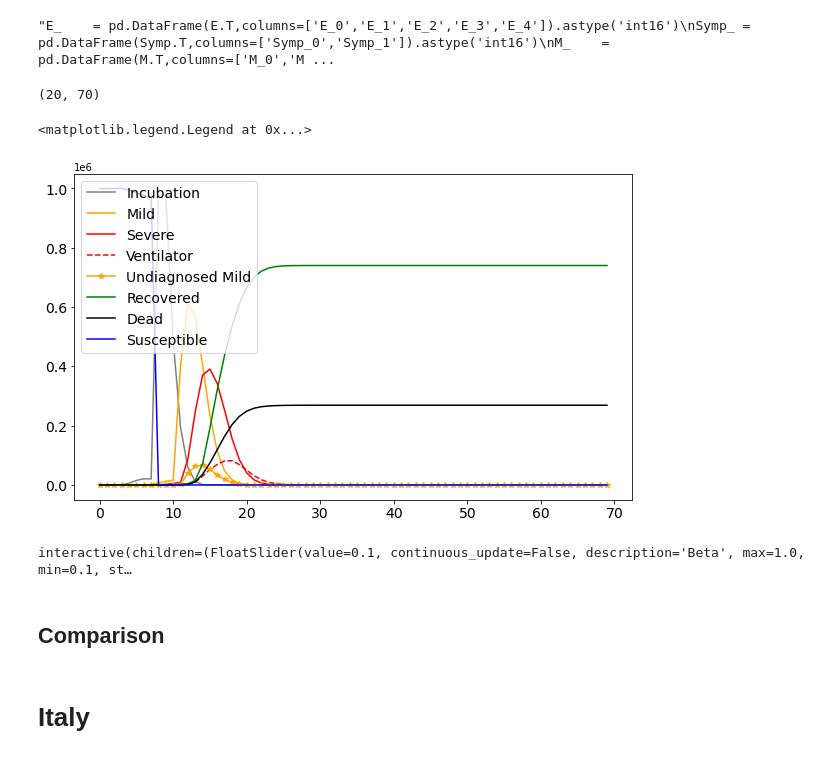
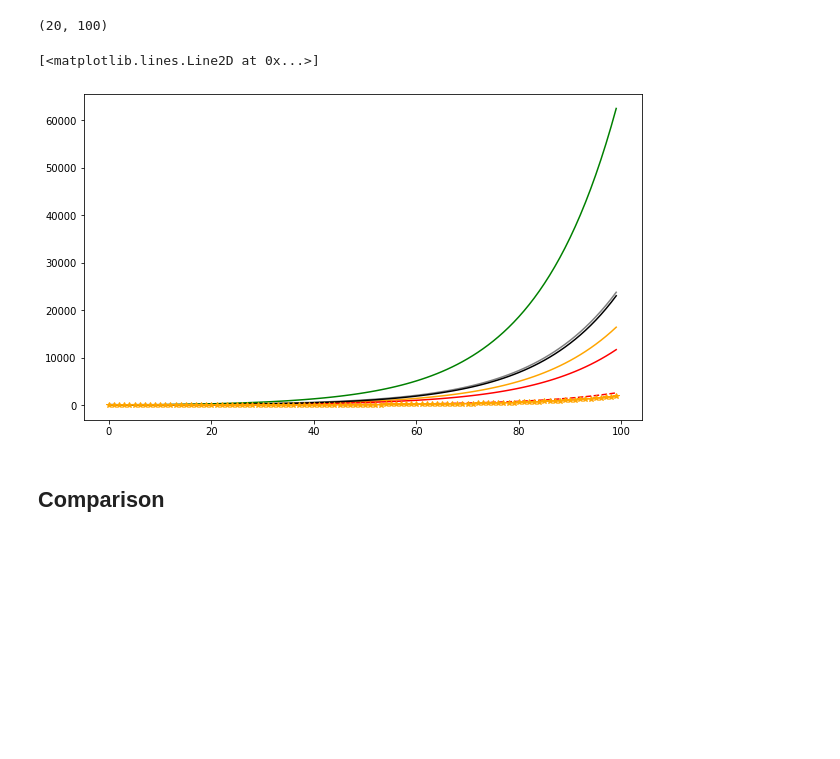
Before and after one commit to akhavan12/discrete_covid_model, a Jupyter notebook: Discrete_ver_09.ipynb, the cells around one changed output. Cells and saved outputs as stored; diff of their text form; code cells hidden in the pictures; blank space fills up the shorter version.

```diff
--- a/Discrete_ver_09.ipynb
+++ b/Discrete_ver_09.ipynb
@@ -45,12 +46,7 @@ def get_actual_ts(key='confirmed',country='Italy',rolling=4):
 # %%
 ## Precision for the calculations
 prc = 2
-lenght_t = 70
-Beta = .0015
 T = []
-initial_population = 1000000
-
-
 def set_probs_Other_Exposed(Probs):
   ### Other_Exp,Other_Symp
   Probs["Other_Exposed"] = [
@@ -187,7 +183,7 @@ add_Severe = []
 add_ventilator = []
 
 
-def calculate():
+def calculate(initial_population = 1000,initial_exposed=100,lenght_t = 50,Beta=.1):
   global P
   global EXP_Other
 
@@ -205,8 +201,10 @@ def calculate():
   global add_E
   global add_Severe
   global add_ventilator
+  global Track_M
 
 
+  Track_M = []
 
   P={}
   set_probs_Severe(P)
@@ -239,7 +237,7 @@ def calculate():
 ############################################################
 ############################################################
   print(E.shape)
-  E[0,0] = 10
+  E[0,0] = initial_exposed
   M[0,0] = 0
 ############################################################
 ############################################################
@@ -267,6 +265,8 @@ def calculate():
     ### from Symptomatic to mild --> where testing also happens
     M[1,t+1] = np.round(Symp[0,t] * P["Symp"][0][1],prc)                 ### From state 0 to Mild state 0
     M[1,t+1] = np.round(M[1,t+1] +  Symp[1,t] * P["Symp"][1][1],prc)     ### From state 1 to Mild state 0
+
+    Track_M.append(M[:,t])
 
     MU[0,t+1] = np.round(Symp[0,t] * P["Symp"][0][2],prc)                 ### From state 0 to Mild state 0
     MU[0,t+1] = np.round(MU[0,t+1] +  Symp[1,t] * P["Symp"][1][2],prc)     ### From state 1 to Mild state 0
@@ -331,52 +331,24 @@ def calculate():
 
 
 
-    if H[t] >(H[t] *  M[:,t].sum() * Beta):
-      E[0,t+1] = (H[t] *  M[:,t].sum() * Beta)
+    if H[t] >(H[t]/initial_population)  *  M[:,t].sum() * Beta:
+      E[0,t+1] = (H[t]/initial_population)  *  M[:,t].sum() * Beta
       H[t+1]= H[t] - np.round(E[0,t+1])
-    elif ((H[t]>0) & (H[t]<(H[t] *  M[:,t].sum() * Beta))):
+    elif ((H[t]>0) & ((H[t]/initial_population)  *  M[:,t].sum() * Beta)):
       E[0,t+1] = H[t]
 
       H[t+1]= 0
-# %%
-#E_    = pd.DataFrame(E.T).astype('int16')
-#M_    = pd.DataFrame(M.T).astype('int16')
-#W_    = pd.DataFrame(W.T).astype('int16')
-#V_    = pd.DataFrame(V.T).astype('int16')
-#H_    = pd.DataFrame(H,columns=['H']).astype('int16')
-#Symp_ = pd.DataFrame(Symp.T,columns=['Symp_0','Symp_1']).astype('int16')
-
-"""E_    = pd.DataFrame(E.T,columns=['E_0','E_1','E_2','E_3','E_4']).astype('int16')
-Symp_ = pd.DataFrame(Symp.T,columns=['Symp_0','Symp_1']).astype('int16')
-M_    = pd.DataFrame(M.T,columns=['M_0','M_1','M_2','M_3','M_4','M_5','M_6','M_7','M_8','M_9','M_10','M_11','M_12','M_13']).astype('int16')
-W_    = pd.DataFrame(W.T,columns=['W_0','W_1','W_2','W_3','W_4','W_5','W_6','W_7','W_8','W_9','W_10','W_11','W_12','W_13']).astype('int16')
-#V_    = pd.DataFrame(V.T,columns=['V_0','V_1','V_2','V_3','V_4','V_5','V_6','V_7','V_8','V_9','V_10','V_11','V_12','V_13'])
-H_    = pd.DataFrame(H,columns=['H']).astype('int16')
-R_    = pd.DataFrame(R,columns=['R']).astype('int16')
-D_    = pd.DataFrame(D,columns=['D']).astype('int16')
-"""
-# %% [output]
-"E_    = pd.DataFrame(E.T,columns=['E_0','E_1','E_2','E_3','E_4']).astype('int16')\nSymp_ = pd.DataFrame(Symp.T,columns=['Symp_0','Symp_1']).astype('int16')\nM_    = pd.DataFrame(M.T,columns=['M_0','M ...
-# %%
-calculate()
-# %% [output]
-(20, 70)
 # %%
-f,ax = plt.subplots(figsize=(10,6))
+calculate(initial_population= 10_000_000,initial_exposed=100,Beta=.6,lenght_t=100)
+f,ax=plt.subplots(figsize=(10,6))
 ax.plot(E.sum(axis=0),color='gray',label = 'Incubation')
 ax.plot(M.sum(axis=0),color='orange', label ='Mild')
 ax.plot(W.sum(axis=0),color='red', label ='Severe')
 ax.plot(V.sum(axis=0),'--',color='red', label ='Ventilator')
-
-ax.plot(MU.sum(axis=0),'-*',color='orange', label ='Undiagnosed Mild')
-
-
 ax.plot(R,color='green', label = 'Recovered')
 ax.plot(D,color='Black', label = 'Dead')
-#ax.plot(R+D,'.-',color='yellow', label = 'NOT')
-ax.plot(H,color='blue', label = 'Susceptible')
-ax.tick_params(labelsize=14)
-ax.legend(fontsize=14)
+ax.plot(MU.sum(axis=0),'-*',color='orange', label ='Undiagnosed Mild')
 # %% [output]
-<matplotlib.legend.Legend at 0x...>
+(20, 100)
+[<matplotlib.lines.Line2D at 0x...>]
-[figure, old version]
+[figure, new version]
@@ -426,6 +355,2 @@ w = interactive(
-# %%
-w
-# %% [output]
-interactive(children=(FloatSlider(value=0.1, continuous_update=False, description='Beta', max=1.0, min=0.1, st…
 # %% [markdown]
 ## Comparison
@@ -609,2 +356,0 @@ def calculate_extra():
-# %% [markdown]
-# Italy
```
Also changed, not shown: parts of 15 cells of this notebook.
